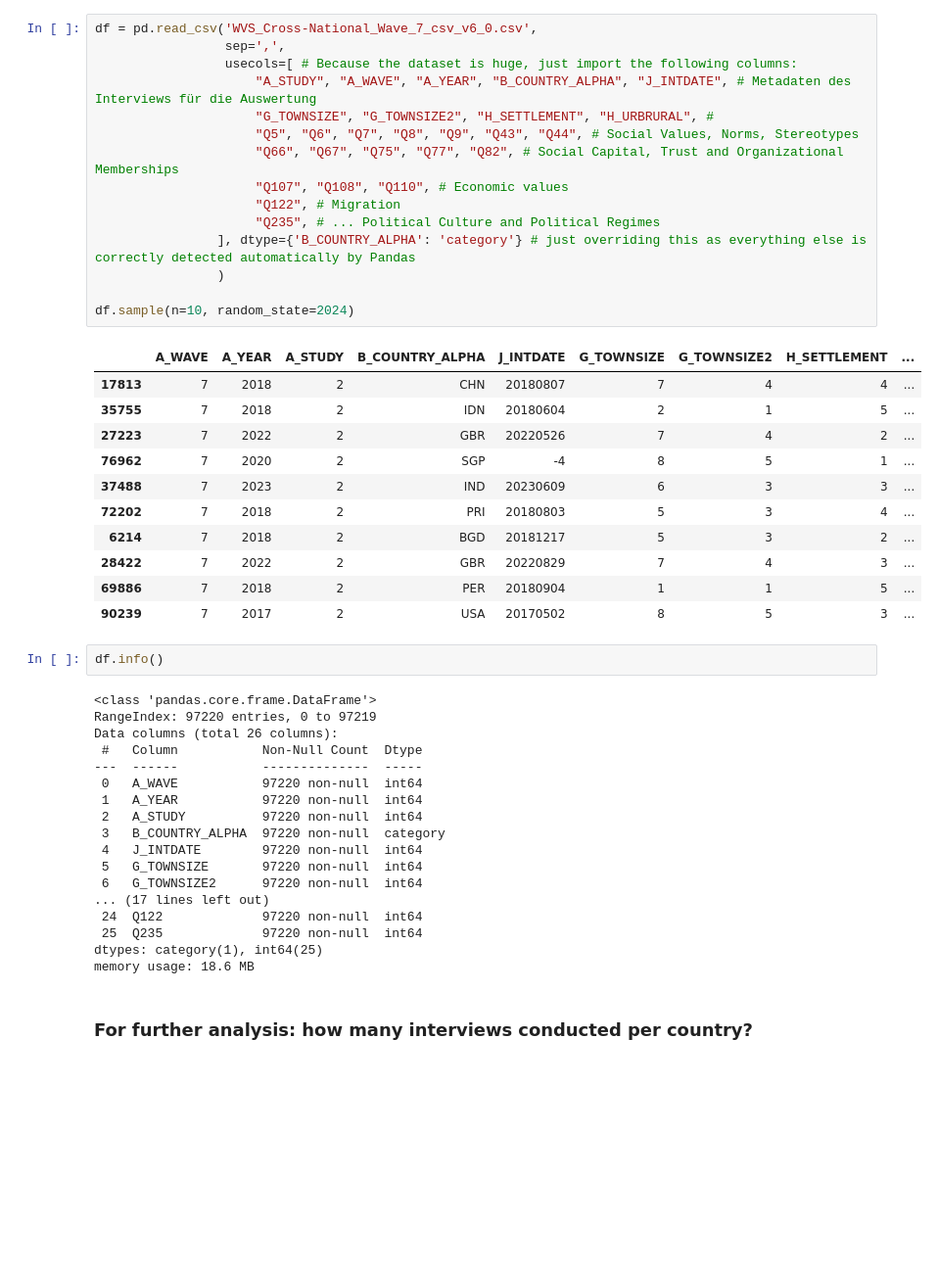
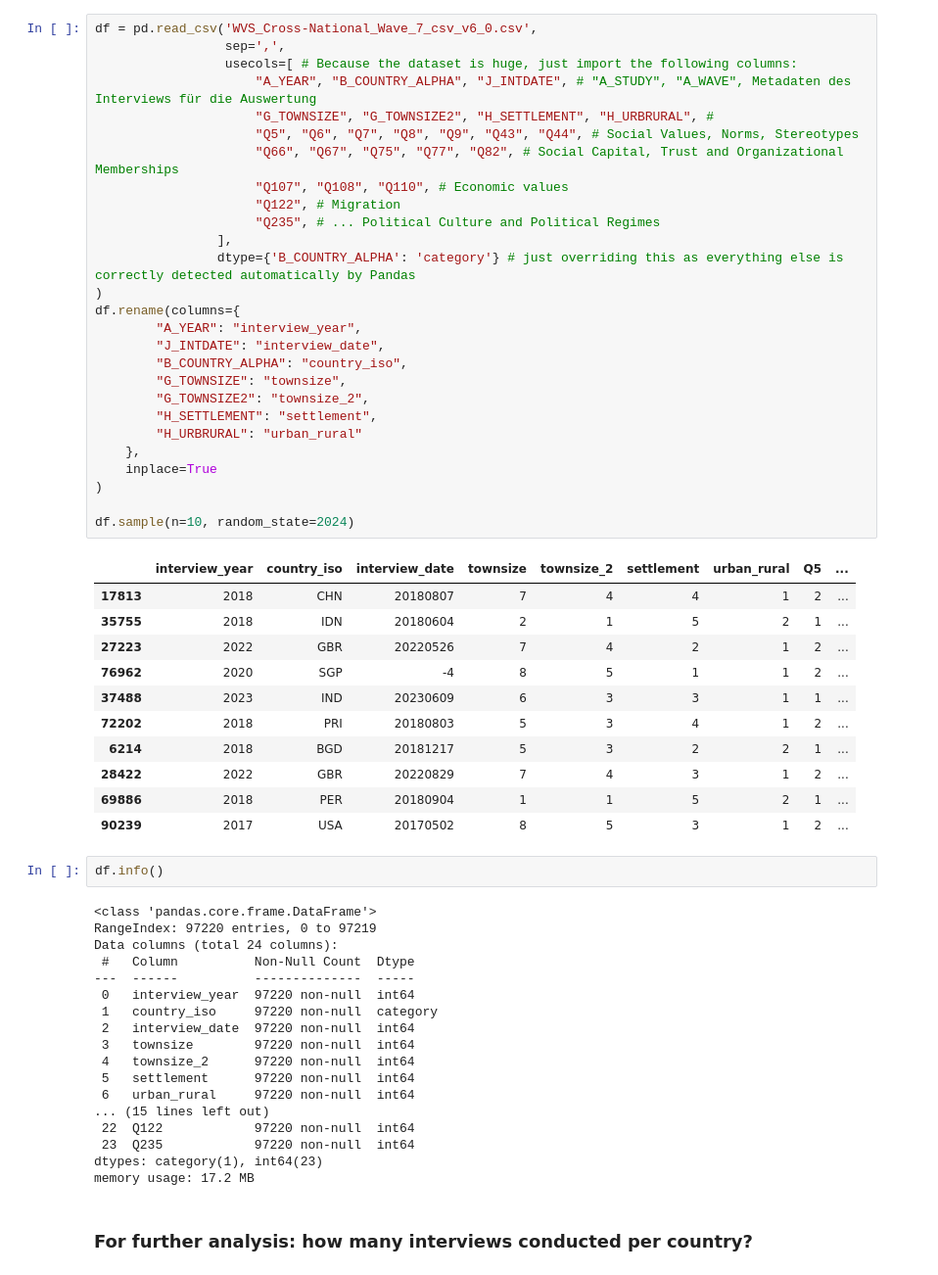
Before and after one commit to newjonny/world-values-survey-pandas-notebook, a Jupyter notebook: pruefung_datensatz.ipynb, the cells around one changed output. Shown at 98% size. Drawn from its saved outputs; the diff is of its cells as text; blank space fills up the shorter version.

```diff
--- a/pruefung_datensatz.ipynb
+++ b/pruefung_datensatz.ipynb
@@ -6,49 +20,61 @@ pd.set_option('display.max_columns', 26) # show all columns in the output
 # %%
 df = pd.read_csv('WVS_Cross-National_Wave_7_csv_v6_0.csv',
                  sep=',',
                  usecols=[ # Because the dataset is huge, just import the following columns:
-                     "A_STUDY", "A_WAVE", "A_YEAR", "B_COUNTRY_ALPHA", "J_INTDATE", # Metadaten des Interviews für die Auswertung
+                     "A_YEAR", "B_COUNTRY_ALPHA", "J_INTDATE", # "A_STUDY", "A_WAVE", Metadaten des Interviews für die Auswertung
                      "G_TOWNSIZE", "G_TOWNSIZE2", "H_SETTLEMENT", "H_URBRURAL", #
                      "Q5", "Q6", "Q7", "Q8", "Q9", "Q43", "Q44", # Social Values, Norms, Stereotypes
                      "Q66", "Q67", "Q75", "Q77", "Q82", # Social Capital, Trust and Organizational Memberships
                      "Q107", "Q108", "Q110", # Economic values
                      "Q122", # Migration
                      "Q235", # ... Political Culture and Political Regimes
-                ], dtype={'B_COUNTRY_ALPHA': 'category'} # just overriding this as everything else is correctly detected automatically by Pandas
-                )
+                ],
+                dtype={'B_COUNTRY_ALPHA': 'category'} # just overriding this as everything else is correctly detected automatically by Pandas
+)
+df.rename(columns={
+        "A_YEAR": "interview_year",
+        "J_INTDATE": "interview_date",
+        "B_COUNTRY_ALPHA": "country_iso",
+        "G_TOWNSIZE": "townsize",
+        "G_TOWNSIZE2": "townsize_2",
+        "H_SETTLEMENT": "settlement",
+        "H_URBRURAL": "urban_rural"
+    },
+    inplace=True
+)
 
 df.sample(n=10, random_state=2024)
 # %% [output]
-|  | A_WAVE | A_YEAR | A_STUDY | B_COUNTRY_ALPHA | J_INTDATE | G_TOWNSIZE | G_TOWNSIZE2 | H_SETTLEMENT | ... |
-| 17813 | 7 | 2018 | 2 | CHN | 20180807 | 7 | 4 | 4 | ... |
-| 35755 | 7 | 2018 | 2 | IDN | 20180604 | 2 | 1 | 5 | ... |
-| 27223 | 7 | 2022 | 2 | GBR | 20220526 | 7 | 4 | 2 | ... |
-| 76962 | 7 | 2020 | 2 | SGP | -4 | 8 | 5 | 1 | ... |
-| 37488 | 7 | 2023 | 2 | IND | 20230609 | 6 | 3 | 3 | ... |
-| 72202 | 7 | 2018 | 2 | PRI | 20180803 | 5 | 3 | 4 | ... |
-| 6214 | 7 | 2018 | 2 | BGD | 20181217 | 5 | 3 | 2 | ... |
-| 28422 | 7 | 2022 | 2 | GBR | 20220829 | 7 | 4 | 3 | ... |
-| 69886 | 7 | 2018 | 2 | PER | 20180904 | 1 | 1 | 5 | ... |
-| 90239 | 7 | 2017 | 2 | USA | 20170502 | 8 | 5 | 3 | ... |
+|  | interview_year | country_iso | interview_date | townsize | townsize_2 | settlement | urban_rural | Q5 | ... |
+| 17813 | 2018 | CHN | 20180807 | 7 | 4 | 4 | 1 | 2 | ... |
+| 35755 | 2018 | IDN | 20180604 | 2 | 1 | 5 | 2 | 1 | ... |
+| 27223 | 2022 | GBR | 20220526 | 7 | 4 | 2 | 1 | 2 | ... |
+| 76962 | 2020 | SGP | -4 | 8 | 5 | 1 | 1 | 2 | ... |
+| 37488 | 2023 | IND | 20230609 | 6 | 3 | 3 | 1 | 1 | ... |
+| 72202 | 2018 | PRI | 20180803 | 5 | 3 | 4 | 1 | 2 | ... |
+| 6214 | 2018 | BGD | 20181217 | 5 | 3 | 2 | 2 | 1 | ... |
+| 28422 | 2022 | GBR | 20220829 | 7 | 4 | 3 | 1 | 2 | ... |
+| 69886 | 2018 | PER | 20180904 | 1 | 1 | 5 | 2 | 1 | ... |
+| 90239 | 2017 | USA | 20170502 | 8 | 5 | 3 | 1 | 2 | ... |
 # %%
 df.info()
 # %% [output]
 <class 'pandas.core.frame.DataFrame'>
 RangeIndex: 97220 entries, 0 to 97219
-Data columns (total 26 columns):
- #   Column           Non-Null Count  Dtype
----  ------           --------------  -----
- 0   A_WAVE           97220 non-null  int64
- 1   A_YEAR           97220 non-null  int64
- 2   A_STUDY          97220 non-null  int64
- 3   B_COUNTRY_ALPHA  97220 non-null  category
- 4   J_INTDATE        97220 non-null  int64
- 5   G_TOWNSIZE       97220 non-null  int64
- 6   G_TOWNSIZE2      97220 non-null  int64
-... (17 lines left out)
- 24  Q122             97220 non-null  int64
- 25  Q235             97220 non-null  int64
-dtypes: category(1), int64(25)
-memory usage: 18.6 MB
+Data columns (total 24 columns):
+ #   Column          Non-Null Count  Dtype
+---  ------          --------------  -----
+ 0   interview_year  97220 non-null  int64
+ 1   country_iso     97220 non-null  category
+ 2   interview_date  97220 non-null  int64
+ 3   townsize        97220 non-null  int64
+ 4   townsize_2      97220 non-null  int64
+ 5   settlement      97220 non-null  int64
+ 6   urban_rural     97220 non-null  int64
+... (15 lines left out)
+ 22  Q122            97220 non-null  int64
+ 23  Q235            97220 non-null  int64
+dtypes: category(1), int64(23)
+memory usage: 17.2 MB
 # %% [markdown]
 ### For further analysis: how many interviews conducted per country?
```
Also changed, not shown: parts of 17 cells of this notebook, 1 other file.
